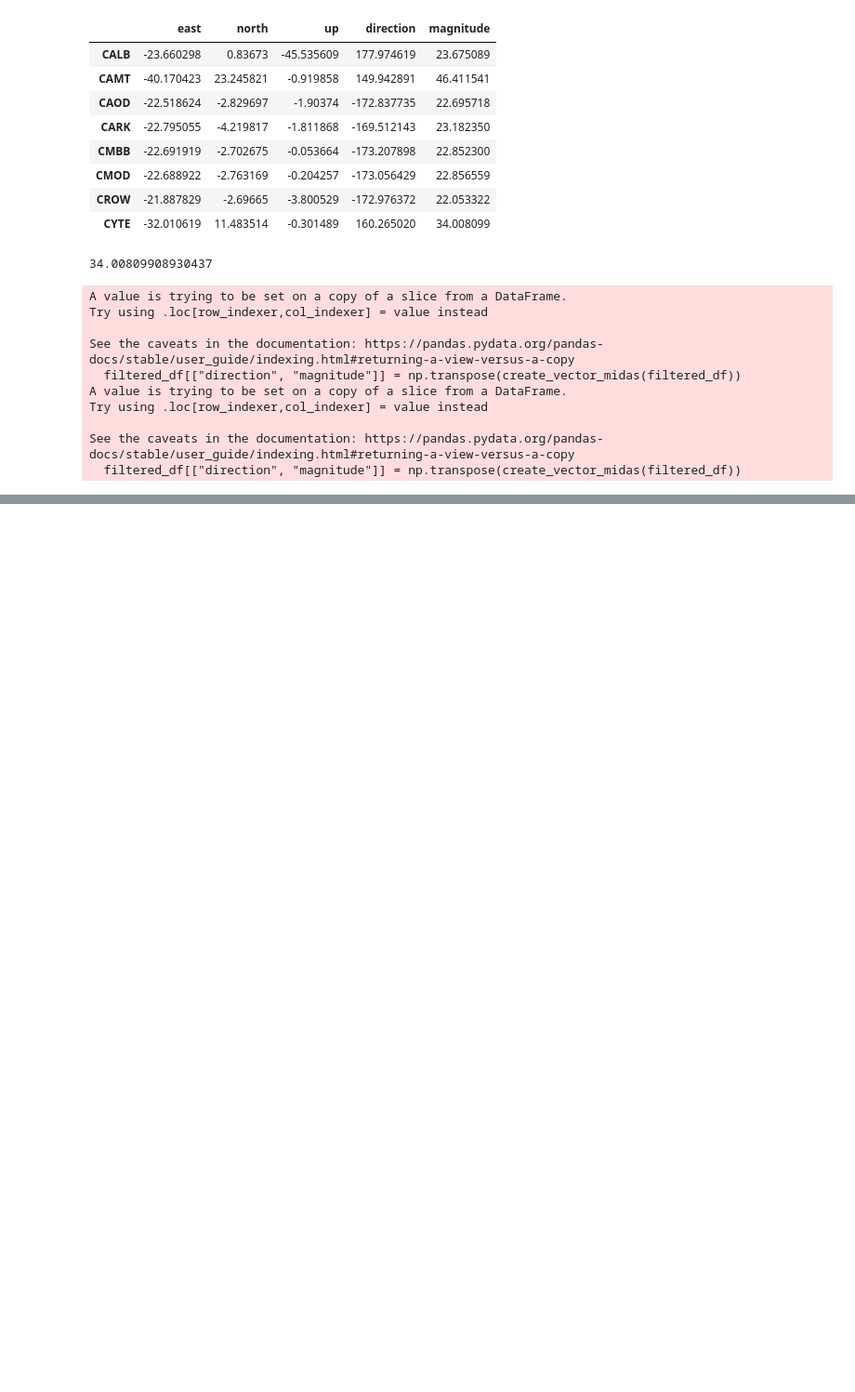
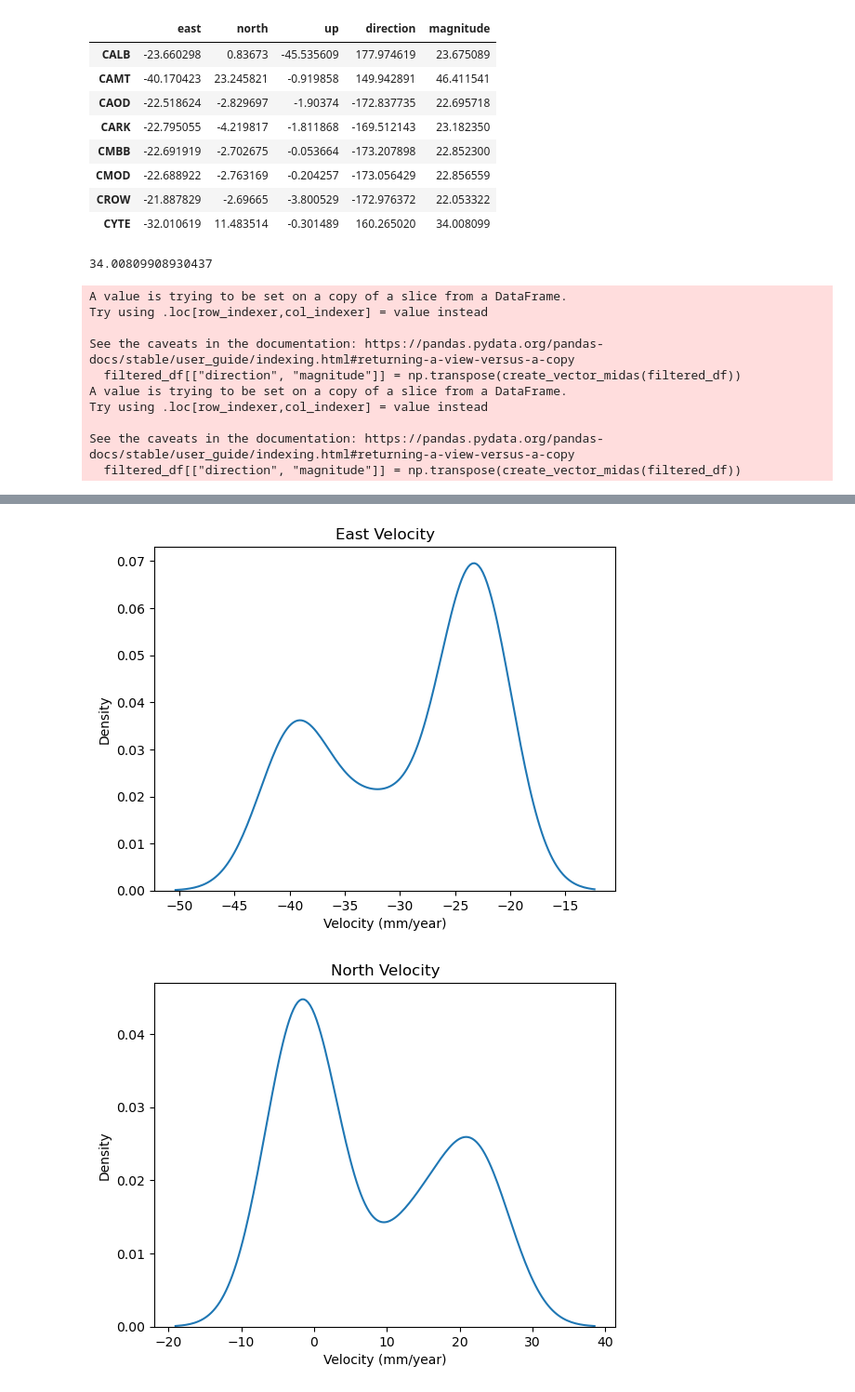
Before and after one commit to ICSlingerland/synthesis_assign, a Jupyter notebook: synthesis.ipynb, the cells around one changed output, grey strips where cells are left out. Shown at 93% size. Cells and saved outputs as stored; diff of their text form; code cells hidden in the pictures; blank space fills up the shorter version.

```diff
--- a/synthesis.ipynb
+++ b/synthesis.ipynb
@@ -563,0 +580,16 @@ def plot_images_side_by_side(image_path1, image_path2):
+# %%
+import seaborn as sns
+
+sns.kdeplot(df_velocities["east"], label="East velocity")
+plt.xlabel("Velocity (mm/year)")
+plt.title("East Velocity")
+plt.show()
+
+sns.kdeplot(df_velocities["north"], label="North velocity")
+plt.xlabel("Velocity (mm/year)")
+plt.title("North Velocity")
+plt.show()
+# df_velocities
+# %% [output]
+[figure, added]
+[figure, added]
```
Also changed, not shown: parts of 2 cells of this notebook.
